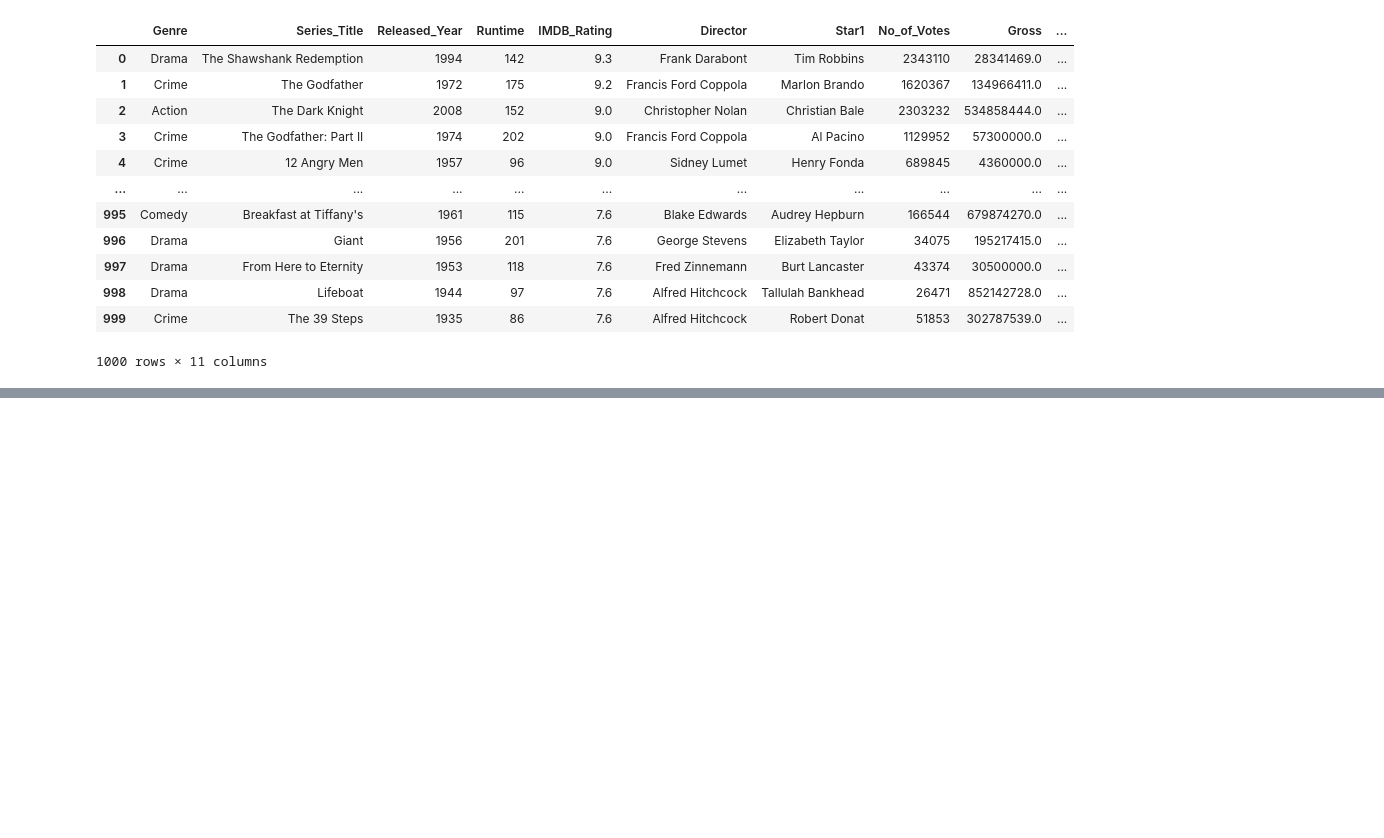
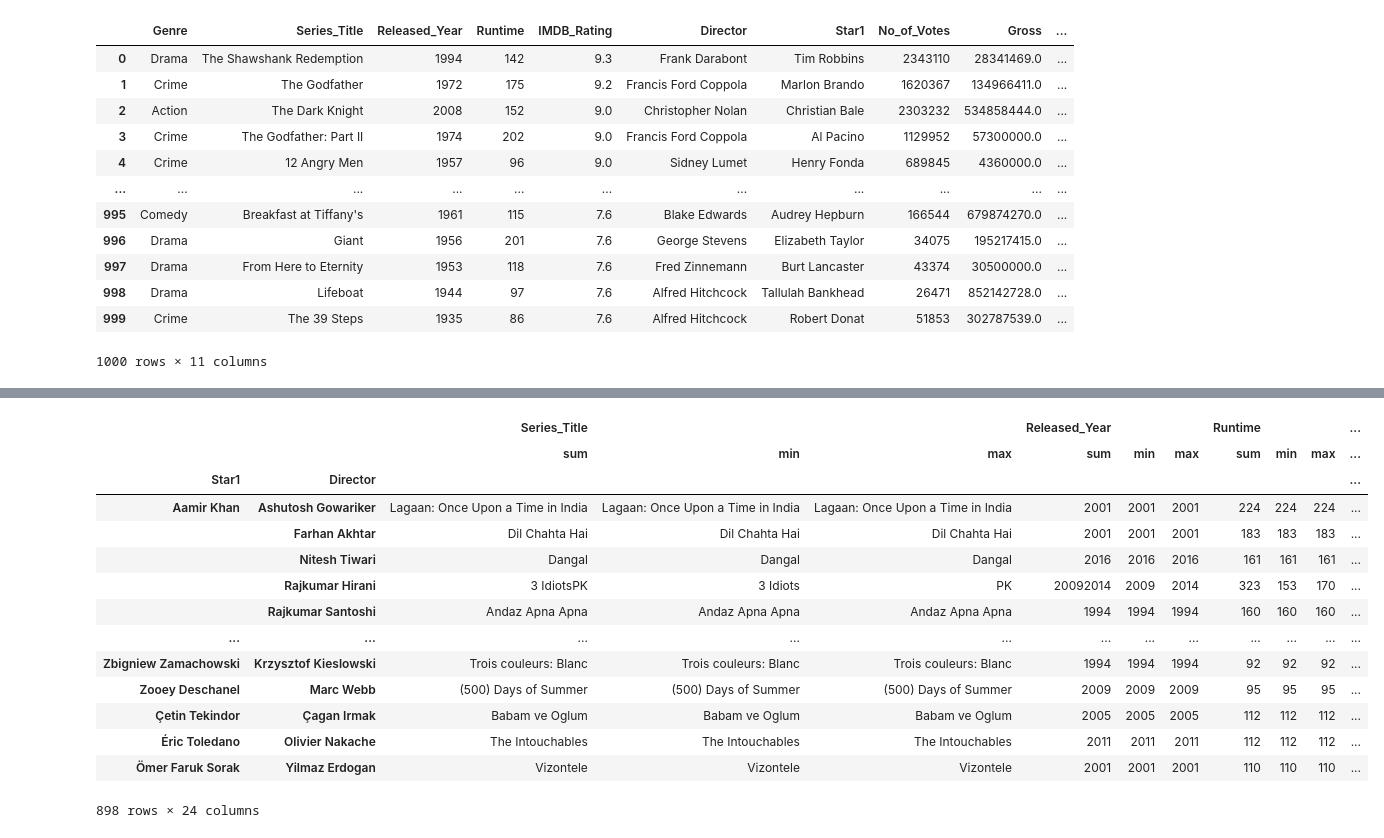
Before and after one commit to ShehrazSarwar/Python-Data-Analysis, a Jupyter notebook: Pandas Advanced/GroupBy_Object.ipynb, the cells around one changed output, grey strips where cells are left out. Saved outputs shown, nothing was run; the diff lists cells and outputs as text; code cells hidden in the pictures; blank space fills up the shorter version.

```diff
--- a/Pandas Advanced/GroupBy_Object.ipynb
+++ b/Pandas Advanced/GroupBy_Object.ipynb
@@ -581,3 +598,5 @@ genres.apply(normalized,include_groups = False).reset_index(level = 0).sort_inde
 # groupby on multiple columns
 # size
 # get_group
+duo = movies.groupby(['Star1','Director'])
+duo.size()
@@ -583,0 +649,19 @@ genres.apply(normalized,include_groups = False).reset_index(level = 0).sort_inde
+# %%
+# agg on multiple columns
+duo.agg(['sum','min','max'])
+# %% [output]
+|  |  | Series_Title |  |  | Released_Year |  |  | Runtime |  |  | ... |
+|  |  | sum | min | max | sum | min | max | sum | min | max | ... |
+| Star1 | Director |  |  |  |  |  |  |  |  |  | ... |
+| Aamir Khan | Ashutosh Gowariker | Lagaan: Once Upon a Time in India | Lagaan: Once Upon a Time in India | Lagaan: Once Upon a Time in India | 2001 | 2001 | 2001 | 224 | 224 | 224 | ... |
+|  | Farhan Akhtar | Dil Chahta Hai | Dil Chahta Hai | Dil Chahta Hai | 2001 | 2001 | 2001 | 183 | 183 | 183 | ... |
+|  | Nitesh Tiwari | Dangal | Dangal | Dangal | 2016 | 2016 | 2016 | 161 | 161 | 161 | ... |
+|  | Rajkumar Hirani | 3 IdiotsPK | 3 Idiots | PK | 20092014 | 2009 | 2014 | 323 | 153 | 170 | ... |
+|  | Rajkumar Santoshi | Andaz Apna Apna | Andaz Apna Apna | Andaz Apna Apna | 1994 | 1994 | 1994 | 160 | 160 | 160 | ... |
+| ... | ... | ... | ... | ... | ... | ... | ... | ... | ... | ... | ... |
+| Zbigniew Zamachowski | Krzysztof Kieslowski | Trois couleurs: Blanc | Trois couleurs: Blanc | Trois couleurs: Blanc | 1994 | 1994 | 1994 | 92 | 92 | 92 | ... |
+| Zooey Deschanel | Marc Webb | (500) Days of Summer | (500) Days of Summer | (500) Days of Summer | 2009 | 2009 | 2009 | 95 | 95 | 95 | ... |
+| Çetin Tekindor | Çagan Irmak | Babam ve Oglum | Babam ve Oglum | Babam ve Oglum | 2005 | 2005 | 2005 | 112 | 112 | 112 | ... |
+| Éric Toledano | Olivier Nakache | The Intouchables | The Intouchables | The Intouchables | 2011 | 2011 | 2011 | 112 | 112 | 112 | ... |
+| Ömer Faruk Sorak | Yilmaz Erdogan | Vizontele | Vizontele | Vizontele | 2001 | 2001 | 2001 | 110 | 110 | 110 | ... |
+898 rows × 24 columns
```
Also changed, not shown: parts of 15 cells of this notebook.
